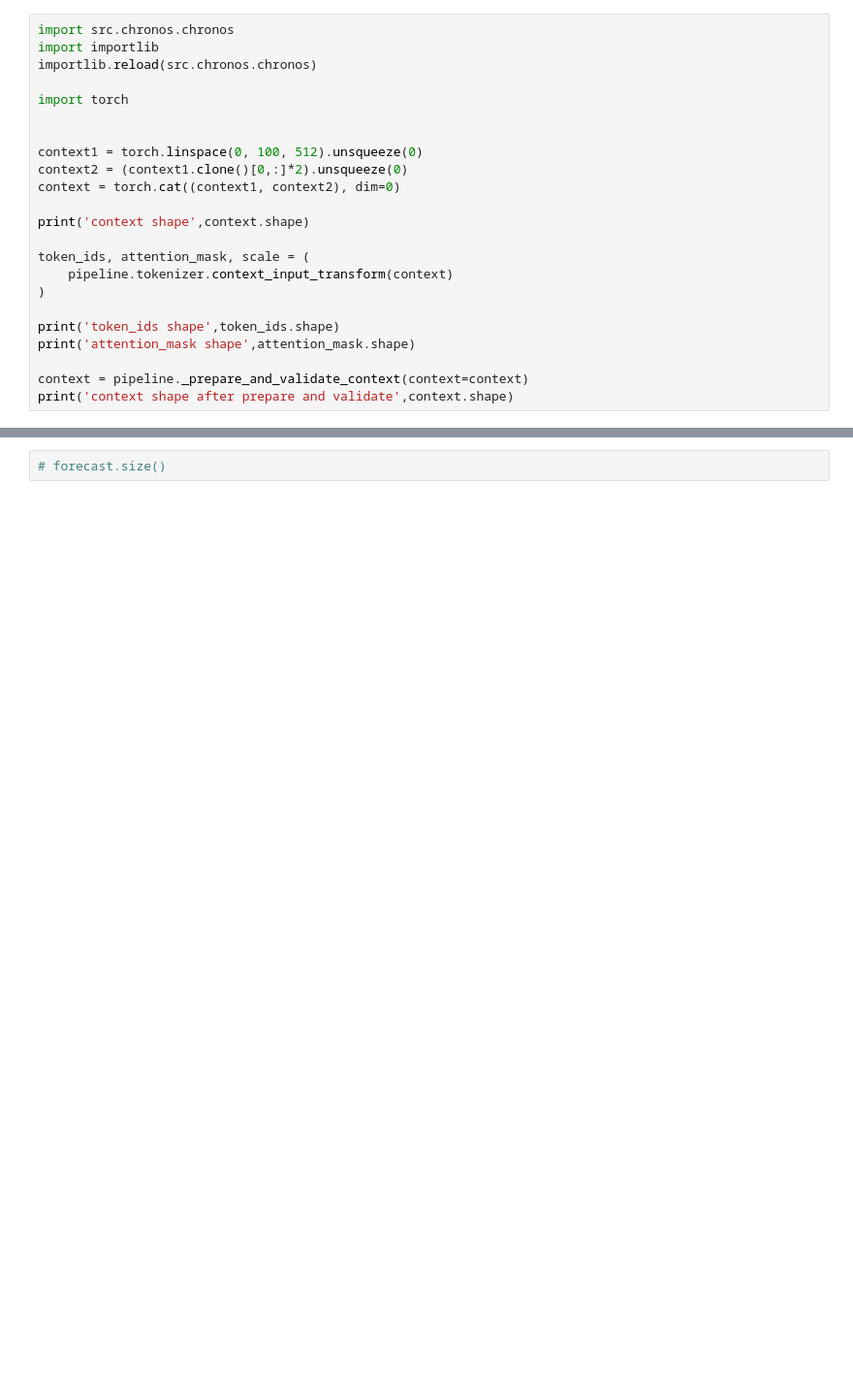
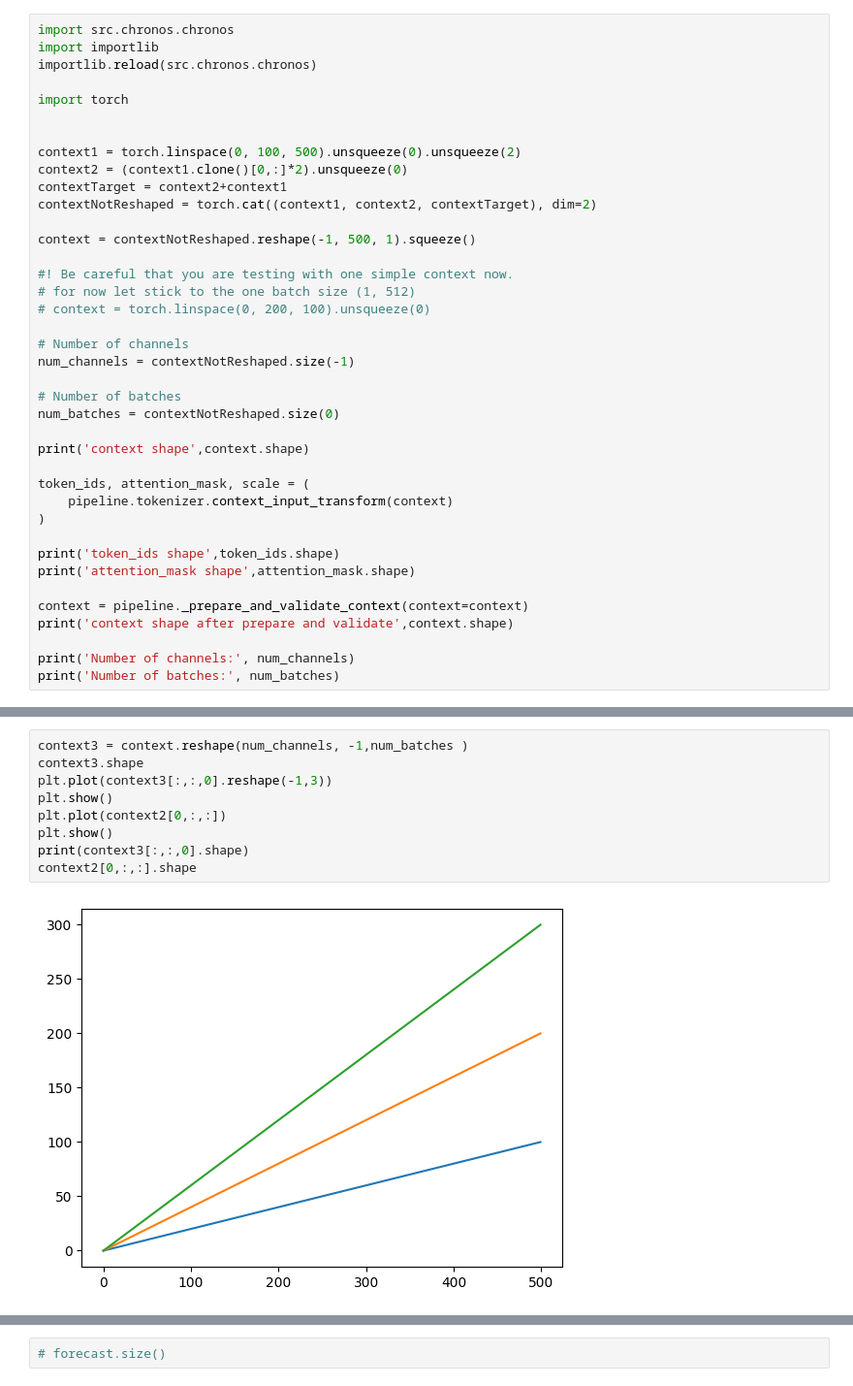
Before and after one commit to amir-elahi/chronos-forecasting, a Jupyter notebook: modelStruct.ipynb, the cells around one changed output, grey strips where cells are left out. Shown: that part at 97% size. Saved outputs shown, nothing was run; the diff lists cells and outputs as text; blank space fills up the shorter version.

```diff
--- a/modelStruct.ipynb
+++ b/modelStruct.ipynb
@@ -194,9 +134,22 @@ importlib.reload(src.chronos.chronos)
 import torch
 
 
-context1 = torch.linspace(0, 100, 512).unsqueeze(0)
+context1 = torch.linspace(0, 100, 500).unsqueeze(0).unsqueeze(2)
 context2 = (context1.clone()[0,:]*2).unsqueeze(0)
-context = torch.cat((context1, context2), dim=0)
+contextTarget = context2+context1
+contextNotReshaped = torch.cat((context1, context2, contextTarget), dim=2)
+
+context = contextNotReshaped.reshape(-1, 500, 1).squeeze()
+
+#! Be careful that you are testing with one simple context now.
+# for now let stick to the one batch size (1, 512)
+# context = torch.linspace(0, 200, 100).unsqueeze(0)
+
+# Number of channels
+num_channels = contextNotReshaped.size(-1)
+
+# Number of batches
+num_batches = contextNotReshaped.size(0)
 
 print('context shape',context.shape)
 
@@ -209,4 +162,7 @@ print('attention_mask shape',attention_mask.shape)
 
 context = pipeline._prepare_and_validate_context(context=context)
 print('context shape after prepare and validate',context.shape)
+
+print('Number of channels:', num_channels)
+print('Number of batches:', num_batches)
 # %% [output]
@@ -315,0 +353,11 @@ plt.grid()
+# %%
+context3 = context.reshape(num_channels, -1,num_batches )
+context3.shape
+plt.plot(context3[:,:,0].reshape(-1,3))
+plt.show()
+plt.plot(context2[0,:,:])
+plt.show()
+print(context3[:,:,0].shape)
+context2[0,:,:].shape
+# %% [output]
+[figure, added]
```
Also changed, not shown: parts of 13 cells of this notebook.
